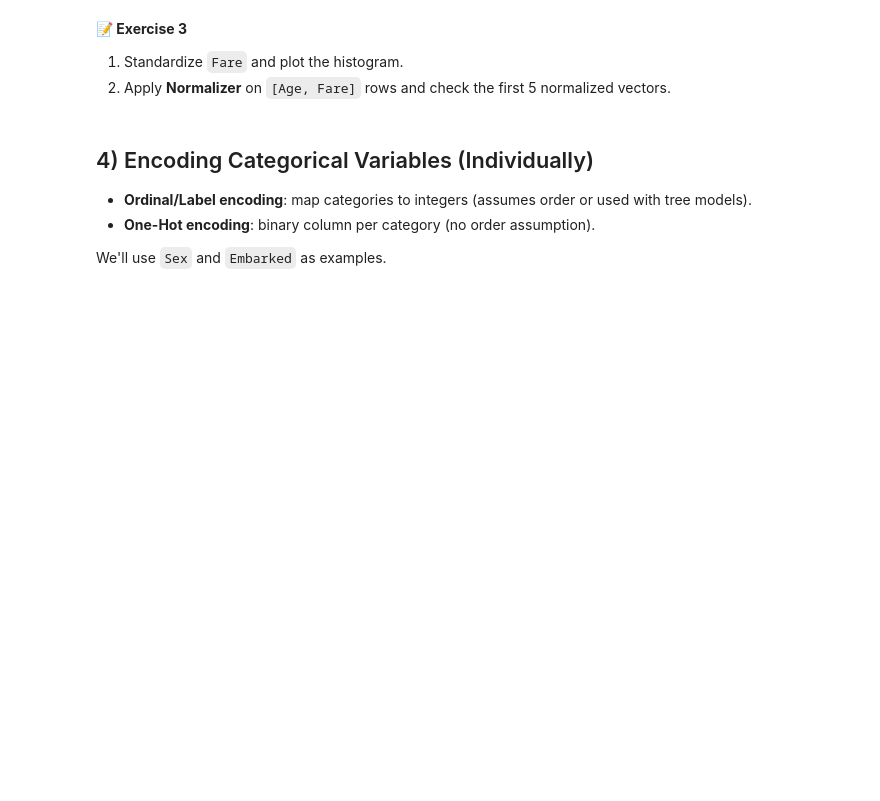
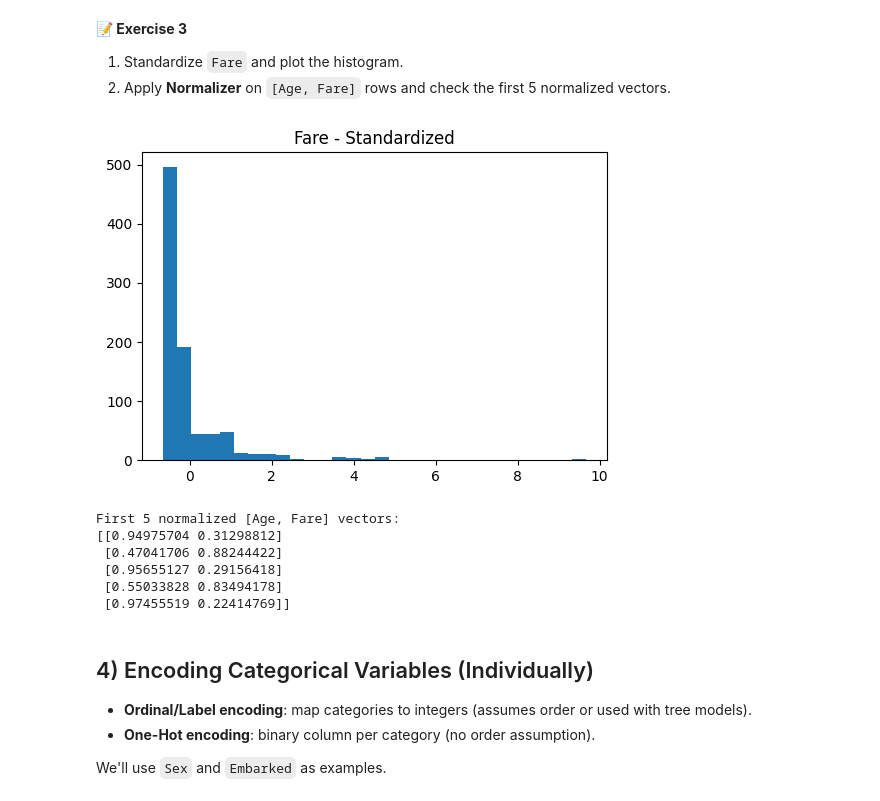
Before and after one commit to suryatejabatchu08/Machine-Learning-Lab, a Jupyter notebook: Lab3_AP23110010549.ipynb, the cells around one changed output. Cells and saved outputs as stored; diff of their text form; code cells hidden in the pictures; blank space fills up the shorter version.

```diff
--- a/Lab3_AP23110010549.ipynb
+++ b/Lab3_AP23110010549.ipynb
@@ -296,6 +298,30 @@ plt.show()
 **📝 Exercise 3**
 1) Standardize `Fare` and plot the histogram.
 2) Apply **Normalizer** on `[Age, Fare]` rows and check the first 5 normalized vectors.
+# %%
+# Exercise 3, 1) Standardize Fare and plot the histogram
+sc_std_fare = StandardScaler()
+fare_std = sc_std_fare.fit_transform(df_imp[['Fare']])
+
+plt.figure(figsize=(6, 4))
+plt.hist(fare_std.flatten(), bins=30)
+plt.title('Fare - Standardized')
+plt.show()
+
+# Exercise 3, 2) Apply Normalizer on [Age, Fare] rows and check the first 5 normalized vectors
+normalizer = Normalizer()
+age_fare_normalized = normalizer.fit_transform(df_imp[['Age', 'Fare']])
+
+print("\nFirst 5 normalized [Age, Fare] vectors:")
+print(age_fare_normalized[:5])
+# %% [output]
+[figure, added]
+First 5 normalized [Age, Fare] vectors:
+[[0.94975704 0.31298812]
+ [0.47041706 0.88244422]
+ [0.95655127 0.29156418]
+ [0.55033828 0.83494178]
+ [0.97455519 0.22414769]]
 # %% [markdown]
 ## 4) Encoding Categorical Variables (Individually)
 
```
Also changed, not shown: parts of 18 cells of this notebook.
